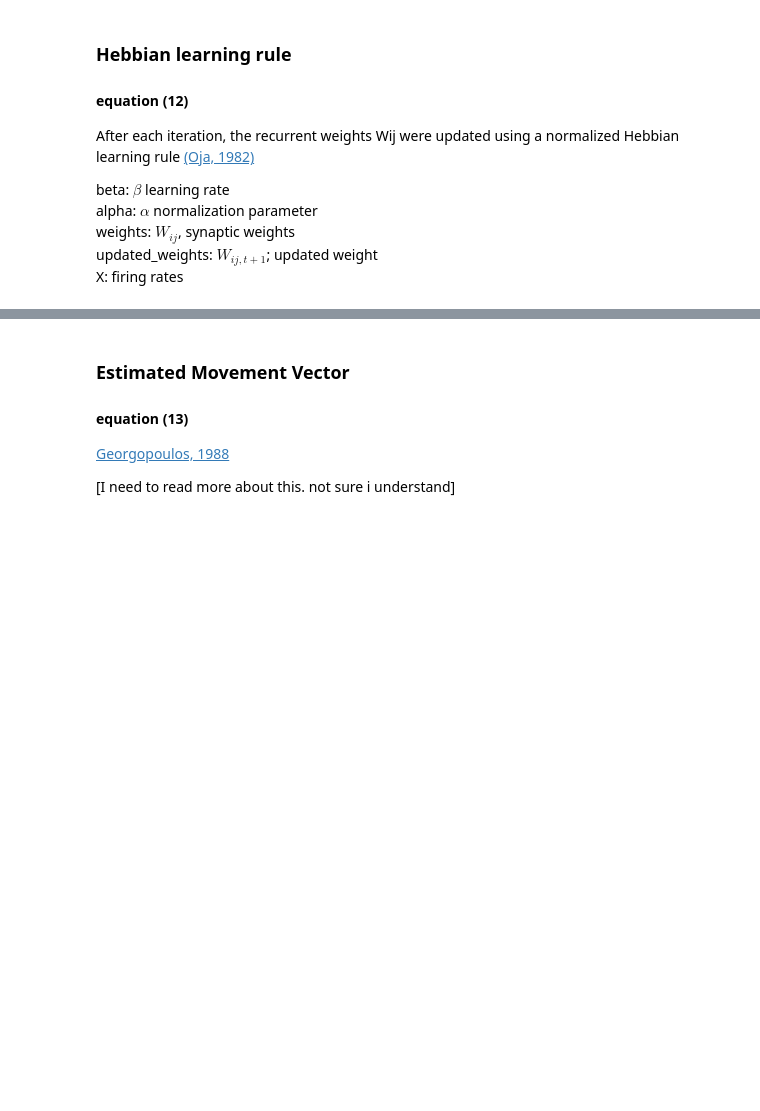
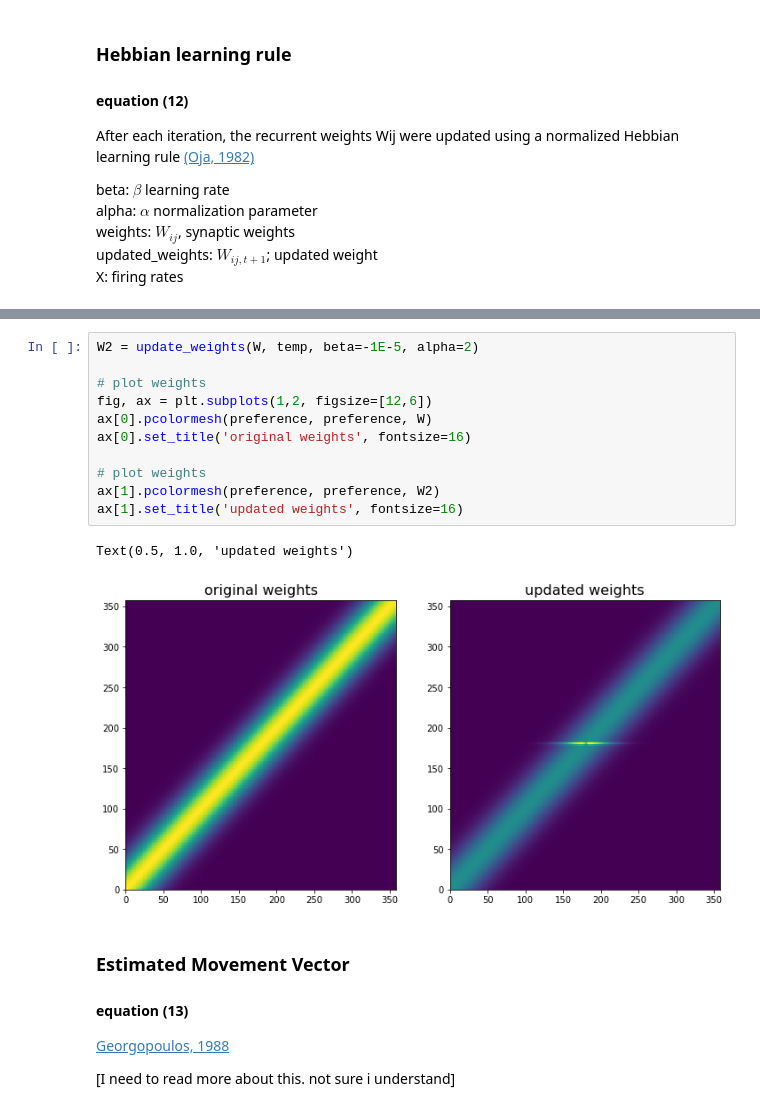
Before and after one commit to mwprestonjr/verstynen_2011_rpl, a Jupyter notebook: notebooks/verstynen_2011.ipynb, the cells around one changed output, grey strips where cells are left out. Cells and saved outputs as stored; diff of their text form; blank space fills up the shorter version.

```diff
--- a/notebooks/verstynen_2011.ipynb
+++ b/notebooks/verstynen_2011.ipynb
@@ -191,3 +196,17 @@ def update_weights(weights, X, beta=1, alpha=1):
+# %%
+W2 = update_weights(W, temp, beta=-1E-5, alpha=2)
+
+# plot weights
+fig, ax = plt.subplots(1,2, figsize=[12,6])
+ax[0].pcolormesh(preference, preference, W)
+ax[0].set_title('original weights', fontsize=16)
+
+# plot weights
+ax[1].pcolormesh(preference, preference, W2)
+ax[1].set_title('updated weights', fontsize=16)
+# %% [output]
+Text(0.5, 1.0, 'updated weights')
+[figure, added]
 # %% [markdown]
 ### Estimated Movement Vector
 #### equation (13)
```
Also changed, not shown: parts of 9 cells of this notebook.
